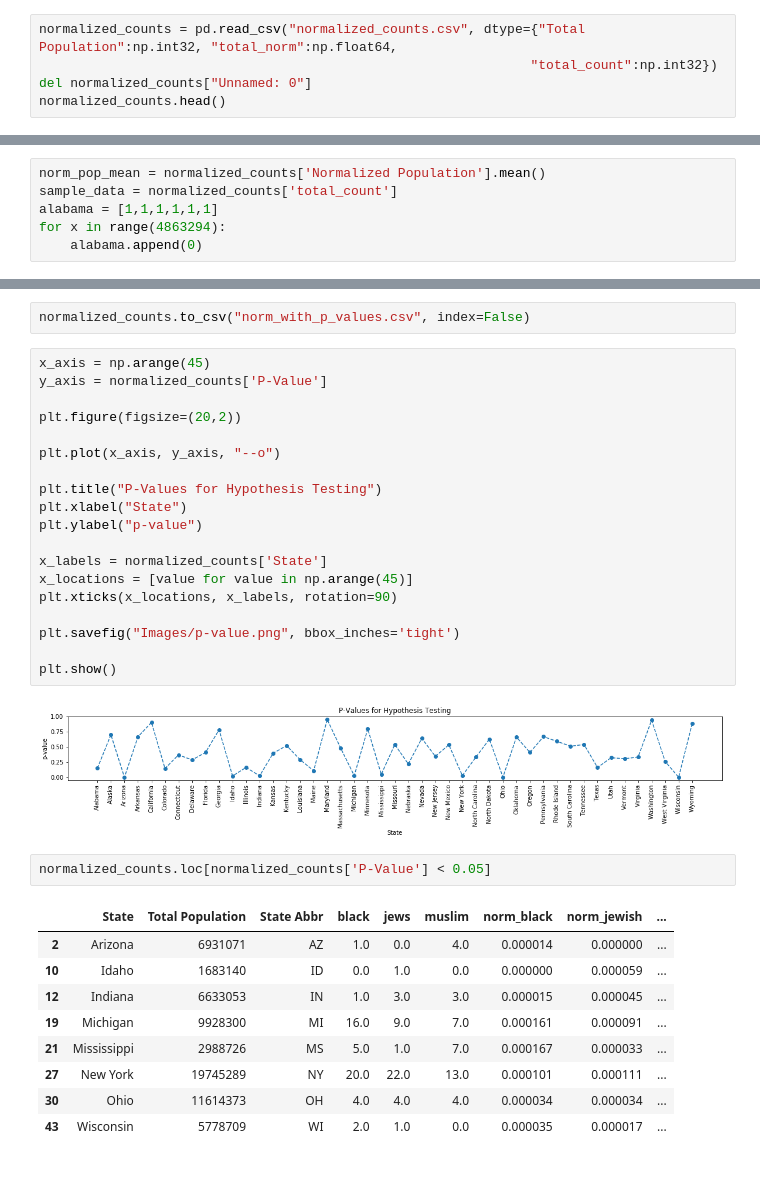
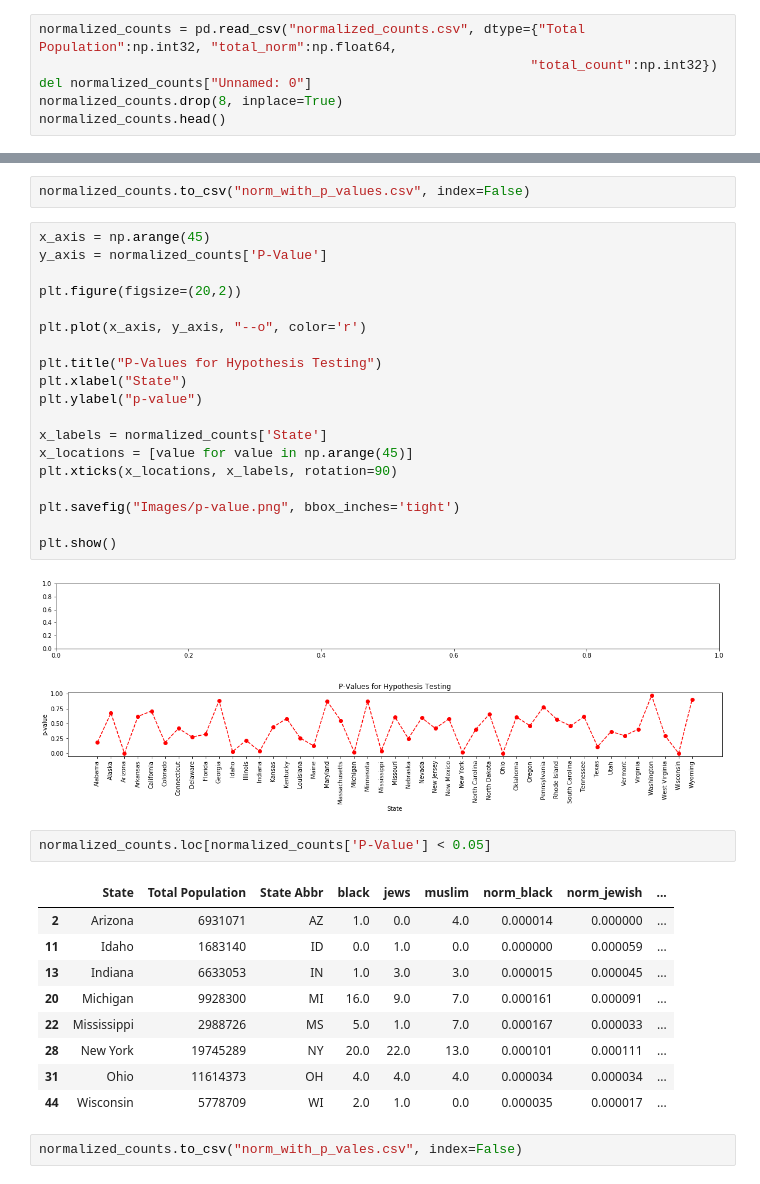
Before and after one commit to sharanyavb/hatin-on-twitter, a Jupyter notebook: t-test.ipynb, the cells around one changed output, grey strips where cells are left out. Drawn from its saved outputs; the diff is of its cells as text.

Commit message:
plot edits

```diff
--- a/t-test.ipynb
+++ b/t-test.ipynb
@@ -8,6 +8,7 @@ import math
 normalized_counts = pd.read_csv("normalized_counts.csv", dtype={"Total Population":np.int32, "total_norm":np.float64,
                                                                "total_count":np.int32})
 del normalized_counts["Unnamed: 0"]
+normalized_counts.drop(8, inplace=True)
 normalized_counts.head()
 # %% [output]
 |  | State | Total Population | State Abbr | black | jews | muslim | norm_black | norm_jewish | ... |
@@ -50,12 +51,6 @@ normalized_counts.head()
 | 2 | Arizona | 6931071 | AZ | 1.0 | 0.0 | 4.0 | 0.000014 | 0.000000 | ... |
 | 3 | Arkansas | 2988248 | AR | 3.0 | 1.0 | 3.0 | 0.000100 | 0.000033 | ... |
 | 4 | California | 39250017 | CA | 30.0 | 31.0 | 17.0 | 0.000076 | 0.000079 | ... |
-# %%
-norm_pop_mean = normalized_counts['Normalized Population'].mean()
-sample_data = normalized_counts['total_count']
-alabama = [1,1,1,1,1,1]
-for x in range(4863294):
-    alabama.append(0)
 # %%
 total_tweets = int(normalized_counts['total_count'].sum())
 pop = []
@@ -118,33 +113,36 @@ normalized_counts.to_csv("norm_with_p_values.csv", index=False)
 # %%
 x_axis = np.arange(45)
 y_axis = normalized_counts['P-Value']
 
 plt.figure(figsize=(20,2))
 
-plt.plot(x_axis, y_axis, "--o")
+plt.plot(x_axis, y_axis, "--o", color='r')
 
 plt.title("P-Values for Hypothesis Testing")
 plt.xlabel("State")
 plt.ylabel("p-value")
 
 x_labels = normalized_counts['State']
 x_locations = [value for value in np.arange(45)]
 plt.xticks(x_locations, x_labels, rotation=90)
 
 plt.savefig("Images/p-value.png", bbox_inches='tight')
 
 plt.show()
 # %% [output]
-[figure, old version]
+[figure, new version]
+[figure, added]
 # %%
 normalized_counts.loc[normalized_counts['P-Value'] < 0.05]
 # %% [output]
 |  | State | Total Population | State Abbr | black | jews | muslim | norm_black | norm_jewish | ... |
 | 2 | Arizona | 6931071 | AZ | 1.0 | 0.0 | 4.0 | 0.000014 | 0.000000 | ... |
-| 10 | Idaho | 1683140 | ID | 0.0 | 1.0 | 0.0 | 0.000000 | 0.000059 | ... |
-| 12 | Indiana | 6633053 | IN | 1.0 | 3.0 | 3.0 | 0.000015 | 0.000045 | ... |
-| 19 | Michigan | 9928300 | MI | 16.0 | 9.0 | 7.0 | 0.000161 | 0.000091 | ... |
-| 21 | Mississippi | 2988726 | MS | 5.0 | 1.0 | 7.0 | 0.000167 | 0.000033 | ... |
-| 27 | New York | 19745289 | NY | 20.0 | 22.0 | 13.0 | 0.000101 | 0.000111 | ... |
-| 30 | Ohio | 11614373 | OH | 4.0 | 4.0 | 4.0 | 0.000034 | 0.000034 | ... |
-| 43 | Wisconsin | 5778709 | WI | 2.0 | 1.0 | 0.0 | 0.000035 | 0.000017 | ... |
+| 11 | Idaho | 1683140 | ID | 0.0 | 1.0 | 0.0 | 0.000000 | 0.000059 | ... |
+| 13 | Indiana | 6633053 | IN | 1.0 | 3.0 | 3.0 | 0.000015 | 0.000045 | ... |
+| 20 | Michigan | 9928300 | MI | 16.0 | 9.0 | 7.0 | 0.000161 | 0.000091 | ... |
+| 22 | Mississippi | 2988726 | MS | 5.0 | 1.0 | 7.0 | 0.000167 | 0.000033 | ... |
+| 28 | New York | 19745289 | NY | 20.0 | 22.0 | 13.0 | 0.000101 | 0.000111 | ... |
+| 31 | Ohio | 11614373 | OH | 4.0 | 4.0 | 4.0 | 0.000034 | 0.000034 | ... |
+| 44 | Wisconsin | 5778709 | WI | 2.0 | 1.0 | 0.0 | 0.000035 | 0.000017 | ... |
+# %%
+normalized_counts.to_csv("norm_with_p_vales.csv", index=False)
```
Also changed, not shown: parts of 3 cells of this notebook, 3 other files.
